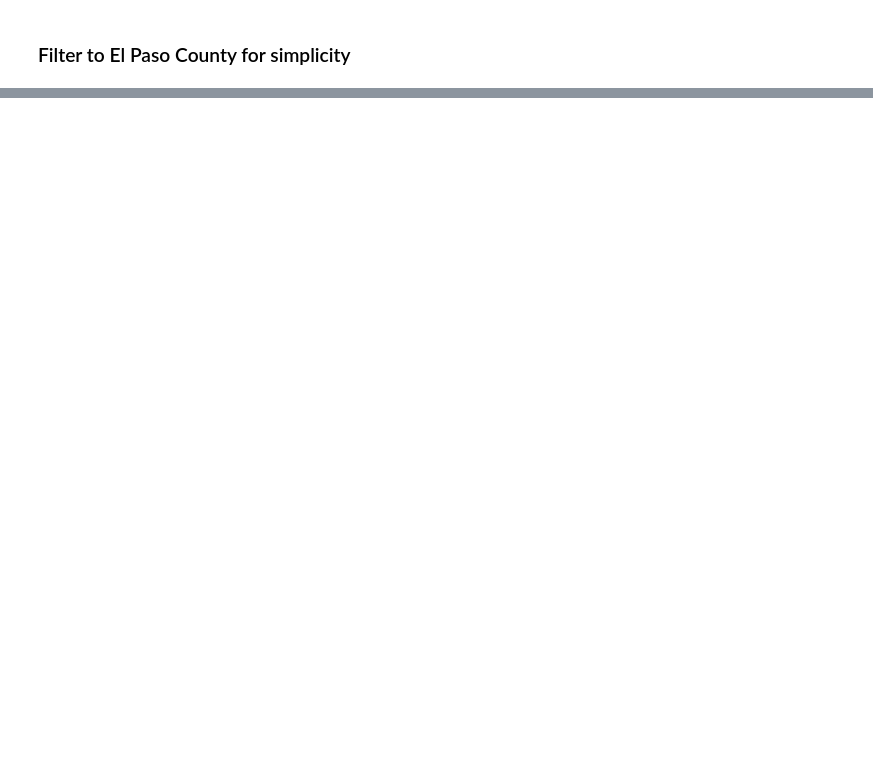
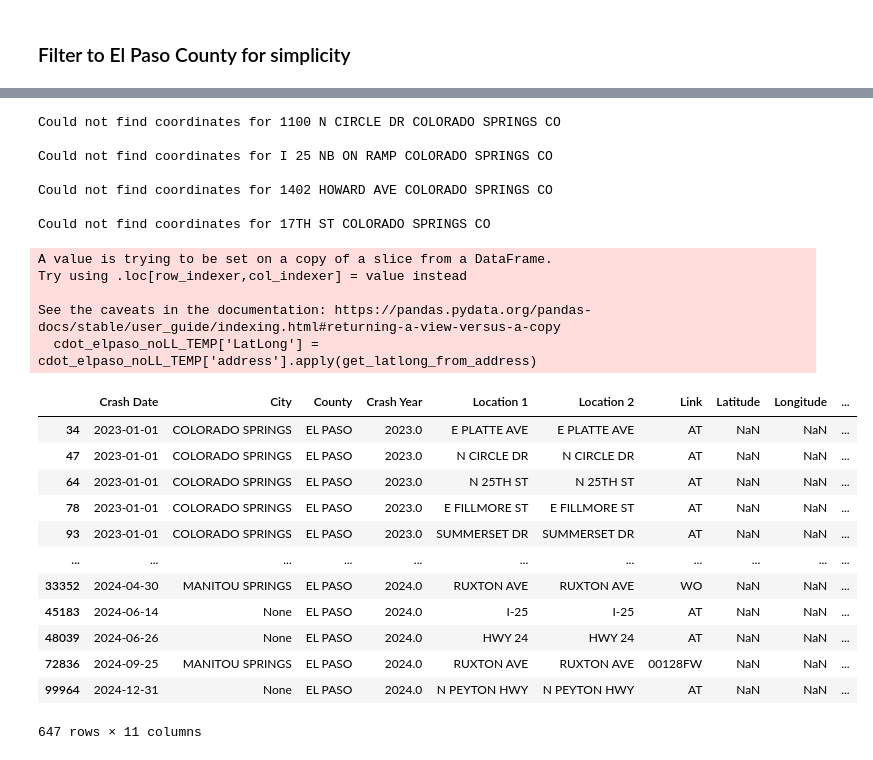
Before and after one commit to haley-northrup/beautiful_cos_data_analysis, a Jupyter notebook: sandbox/cdot_geography_cleaning/CDOT_map_string_location_to_latlong.ipynb, the cells around one changed output, grey strips where cells are left out. Saved outputs shown, nothing was run; the diff lists cells and outputs as text; code cells hidden in the pictures; blank space fills up the shorter version.

Commit message:
start mapping loc1 == loc2 addresses

```diff
--- a/sandbox/cdot_geography_cleaning/CDOT_map_string_location_to_latlong.ipynb
+++ b/sandbox/cdot_geography_cleaning/CDOT_map_string_location_to_latlong.ipynb
@@ -321,0 +338,53 @@ cdot_elpaso_l1l2_num_notHWY.to_csv('temp.csv', index=False)
+# %%
+from geopy.geocoders import Nominatim
+import numpy as np
+
+geolocator = Nominatim(user_agent="hmn")
+def get_latlong_from_address(address):
+
+    #print(address)
+    if (address is not None) & (address != np.nan) & (type(address) == str):
+        try:
+            location = geolocator.geocode(address)
+
+            latitude = location.latitude
+            longitude = location.longitude
+            #print(f"Latitude: {latitude}, Longitude: {longitude}")
+            #print()
+            return (latitude, longitude)
+        except:
+            print(f"Could not find coordinates for {address}")
+            print()
+            return None
+
+    return None
+# %%
+cdot_elpaso_noLL_TEMP['LatLong'] = cdot_elpaso_noLL_TEMP['address'].apply(get_latlong_from_address)
+
+display(cdot_elpaso_noLL_TEMP)
+# %% [output]
+Could not find coordinates for 1100 N CIRCLE DR COLORADO SPRINGS CO
+
+Could not find coordinates for I 25 NB ON RAMP COLORADO SPRINGS CO
+
+Could not find coordinates for 1402 HOWARD AVE COLORADO SPRINGS CO
+
+Could not find coordinates for 17TH ST COLORADO SPRINGS CO
+A value is trying to be set on a copy of a slice from a DataFrame.
+Try using .loc[row_indexer,col_indexer] = value instead
+
+See the caveats in the documentation: https://pandas.pydata.org/pandas-docs/stable/user_guide/indexing.html#returning-a-view-versus-a-copy
+  cdot_elpaso_noLL_TEMP['LatLong'] = cdot_elpaso_noLL_TEMP['address'].apply(get_latlong_from_address)
+|  | Crash Date | City | County | Crash Year | Location 1 | Location 2 | Link | Latitude | Longitude | ... |
+| 34 | 2023-01-01 | COLORADO SPRINGS | EL PASO | 2023.0 | E PLATTE AVE | E PLATTE AVE | AT | NaN | NaN | ... |
+| 47 | 2023-01-01 | COLORADO SPRINGS | EL PASO | 2023.0 | N CIRCLE DR | N CIRCLE DR | AT | NaN | NaN | ... |
+| 64 | 2023-01-01 | COLORADO SPRINGS | EL PASO | 2023.0 | N 25TH ST | N 25TH ST | AT | NaN | NaN | ... |
+| 78 | 2023-01-01 | COLORADO SPRINGS | EL PASO | 2023.0 | E FILLMORE ST | E FILLMORE ST | AT | NaN | NaN | ... |
+| 93 | 2023-01-01 | COLORADO SPRINGS | EL PASO | 2023.0 | SUMMERSET DR | SUMMERSET DR | AT | NaN | NaN | ... |
+| ... | ... | ... | ... | ... | ... | ... | ... | ... | ... | ... |
+| 33352 | 2024-04-30 | MANITOU SPRINGS | EL PASO | 2024.0 | RUXTON AVE | RUXTON AVE | WO | NaN | NaN | ... |
+| 45183 | 2024-06-14 | None | EL PASO | 2024.0 | I-25 | I-25 | AT | NaN | NaN | ... |
+| 48039 | 2024-06-26 | None | EL PASO | 2024.0 | HWY 24 | HWY 24 | AT | NaN | NaN | ... |
+| 72836 | 2024-09-25 | MANITOU SPRINGS | EL PASO | 2024.0 | RUXTON AVE | RUXTON AVE | 00128FW | NaN | NaN | ... |
+| 99964 | 2024-12-31 | None | EL PASO | 2024.0 | N PEYTON HWY | N PEYTON HWY | AT | NaN | NaN | ... |
+647 rows × 11 columns
```
Also changed, not shown: parts of 18 cells of this notebook.
